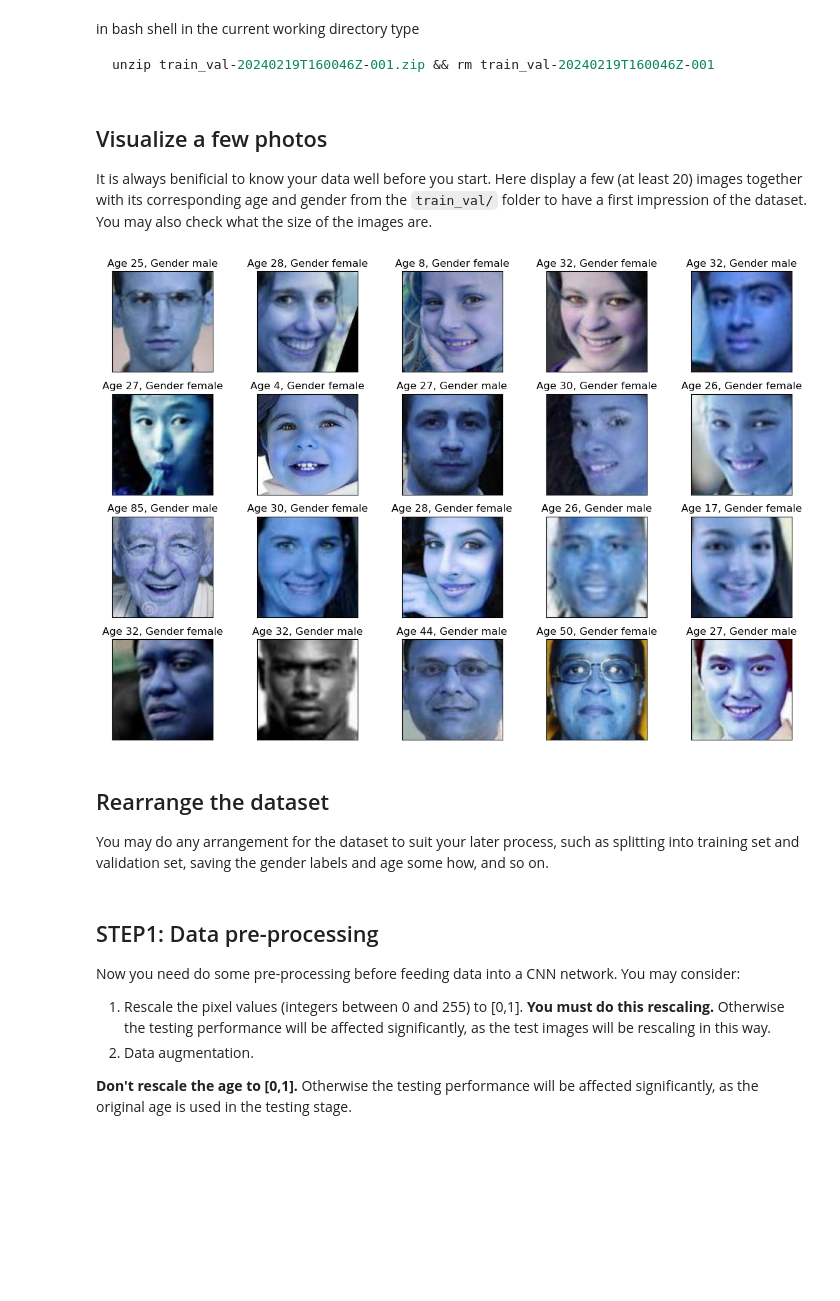
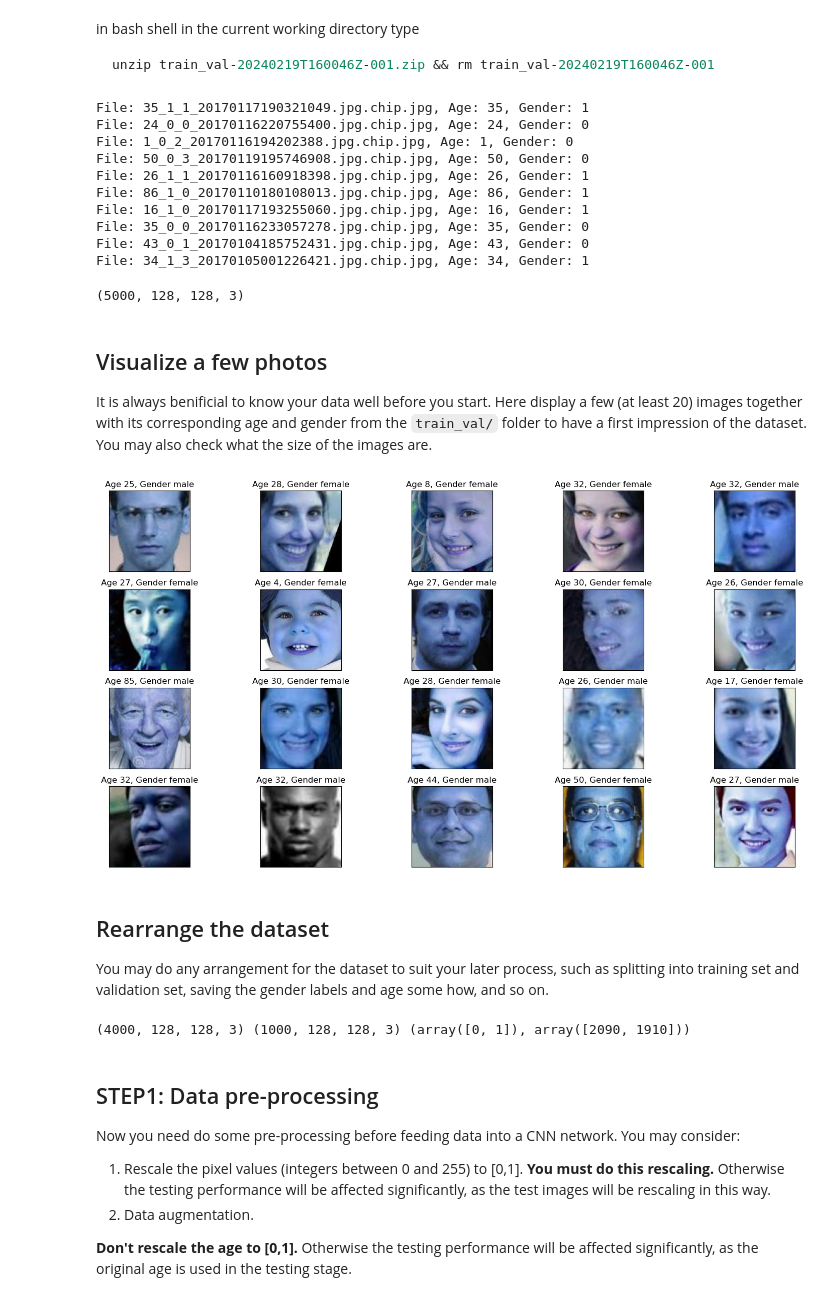
Before and after one commit to BJWiley233/cnn, a Jupyter notebook: Brian/age_gender_submit.ipynb, the cells around one changed output. Cells and saved outputs as stored; diff of their text form; code cells hidden in the pictures; blank space fills up the shorter version.

```diff
--- a/Brian/age_gender_submit.ipynb
+++ b/Brian/age_gender_submit.ipynb
@@ -55,52 +55,68 @@ import matplotlib.pyplot as plt
 # in bash shell in the current working directory type `unzip train_val-20240219T160046Z-001.zip && rm train_val-20240219T160046Z-001`
 path='./train_val'
 
-pixels = []
+images = []
 ages = []
 genders = []
 
 files = os.listdir(path)
 i=0
-for img in files:
+for file in files:
   i=i+1
-  gender = img.split("_")[1]
-  age = img.split("_")[0]
-  if gender != '0' and gender != '1':
-    print(img)
-  img = cv2.imread(str(path)+"/"+str(img))
-  img=cv2.resize(img,(128,128))
-  pixels.append(np.array(img))
+  age = file.split("_")[0]
+  gender = file.split("_")[1]
+  if i % 500 == 0:
+    print("File: %s, Age: %s, Gender: %s" %(file, age, gender))
+  # if gender != '0' and gender != '1':
+  #   print(img)
+  img = cv2.imread(path+"/"+file)
+  img = cv2.resize(img,(128,128))
+  images.append(np.array(img))
   genders.append(np.array(gender))
   ages.append(np.array(age))
     # if i == 100:
     #   break
-pixels = np.array(pixels,np.float32)
+images = np.array(images,np.float32)
 genders = np.array(genders,np.int64)
 ages = np.array(ages,np.int64)
+images.shape
+# %% [output]
+File: 35_1_1_20170117190321049.jpg.chip.jpg, Age: 35, Gender: 1
+File: 24_0_0_20170116220755400.jpg.chip.jpg, Age: 24, Gender: 0
+File: 1_0_2_20170116194202388.jpg.chip.jpg, Age: 1, Gender: 0
+File: 50_0_3_20170119195746908.jpg.chip.jpg, Age: 50, Gender: 0
+File: 26_1_1_20170116160918398.jpg.chip.jpg, Age: 26, Gender: 1
+File: 86_1_0_20170110180108013.jpg.chip.jpg, Age: 86, Gender: 1
+File: 16_1_0_20170117193255060.jpg.chip.jpg, Age: 16, Gender: 1
+File: 35_0_0_20170116233057278.jpg.chip.jpg, Age: 35, Gender: 0
+File: 43_0_1_20170104185752431.jpg.chip.jpg, Age: 43, Gender: 0
+File: 34_1_3_20170105001226421.jpg.chip.jpg, Age: 34, Gender: 1
+(5000, 128, 128, 3)
 # %% [markdown]
 ## Visualize a few photos
 It is always benificial to know your data well before you start. Here display a few (at least 20) images together with its corresponding age and gender from the `train_val/` folder to have a first impression of the dataset. You may also check what the size of the images are.
 # %%
 #
 # Add your code here
 # why would you ever do the plotting/display before ## STEP1: Data pre-processing
 # imshow only works on data scaled between 0 and 1 so do pre-processing first
-pixels2 = pixels/255
+pixels2 = images/255
 
 my_arr = np.array(range(0,20)).reshape((4,5))
 gender_dict = {0:'male', 1:'female'}
-fig, ax = plt.subplots(4, 5, figsize=(12,8))
+fig, ax = plt.subplots(4, 5, figsize=(16,8))
 
 for i in range(0,4):
   for j in range(0,5):
+    # print(my_arr[i][j])
     ax[i][j].set_xticks([])
     ax[i][j].set_yticks([])
     ax[i][j].grid(False)
     ax[i][j].imshow(pixels2[my_arr[i][j]])
     ax[i][j].set_title("Age %d, Gender %s" % (ages[my_arr[i][j]], gender_dict[genders[my_arr[i][j]]]))
 fig.tight_layout()
 # %% [output]
-[figure, old version]
+[figure, new version]
 # %% [markdown]
 ## Rearrange the dataset
 You may do any arrangement for the dataset to suit your later process, such as splitting into training set and validation set, saving the gender labels and age some how, and so on.
@@ -112,7 +128,13 @@ from sklearn.model_selection import train_test_split
 
 (x_train, x_test,
  y_train_gender, y_test_gender,
- y_train_age, y_test_age) = train_test_split(pixels,genders,ages,random_state=100,train_size=0.8)
+ y_train_age, y_test_age) = train_test_split(*[images,genders,ages],random_state=100,train_size=0.8)
+
+# x_train=x_train/255
+# x_test=x_test/255
+print(x_train.shape, x_test.shape, np.unique(y_train_gender, return_counts=True))
+# %% [output]
+(4000, 128, 128, 3) (1000, 128, 128, 3) (array([0, 1]), array([2090, 1910]))
 # %% [markdown]
 ## STEP1: Data pre-processing
 Now you need do some pre-processing before feeding data into a CNN network. You may consider:
```
Also changed, not shown: parts of 26 cells of this notebook.
